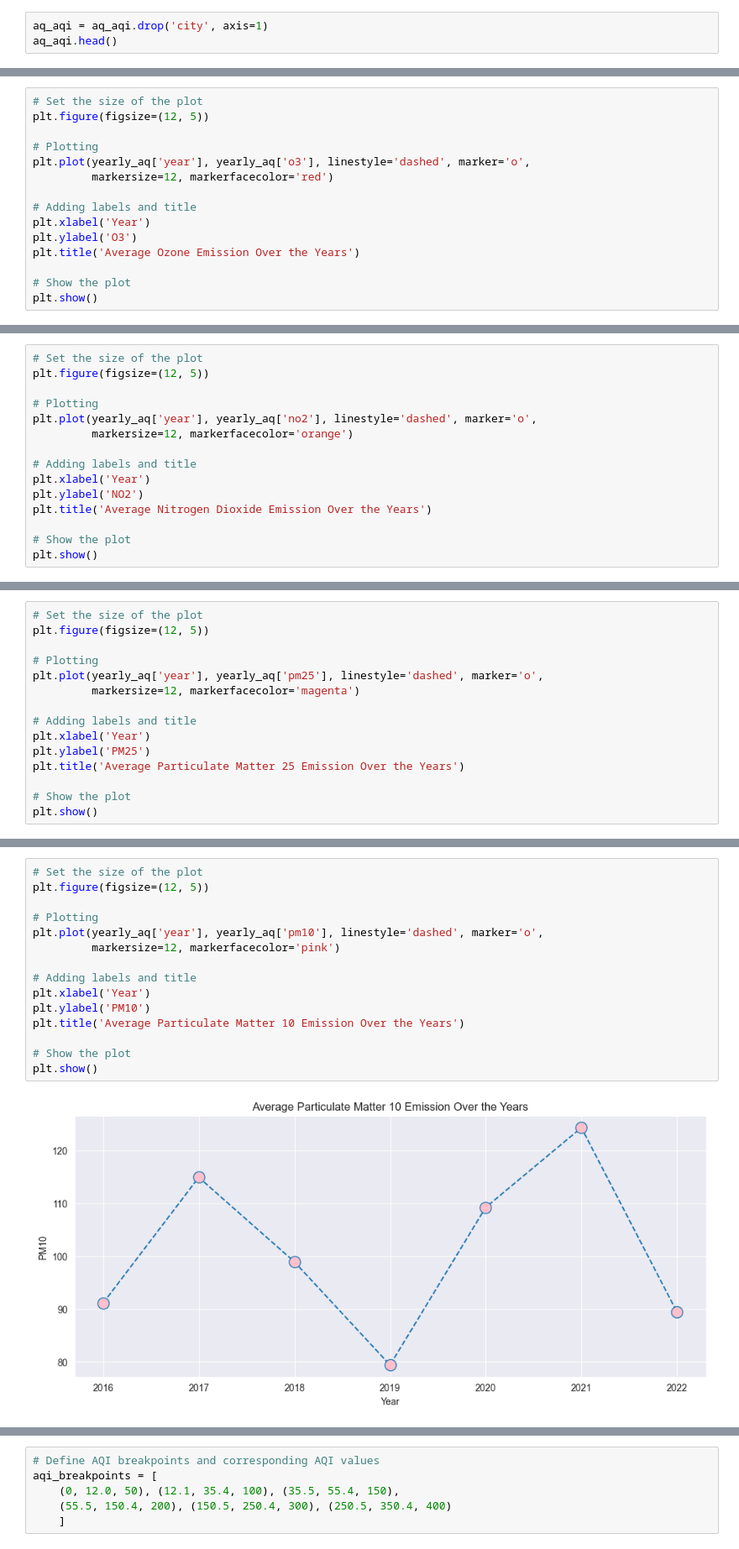
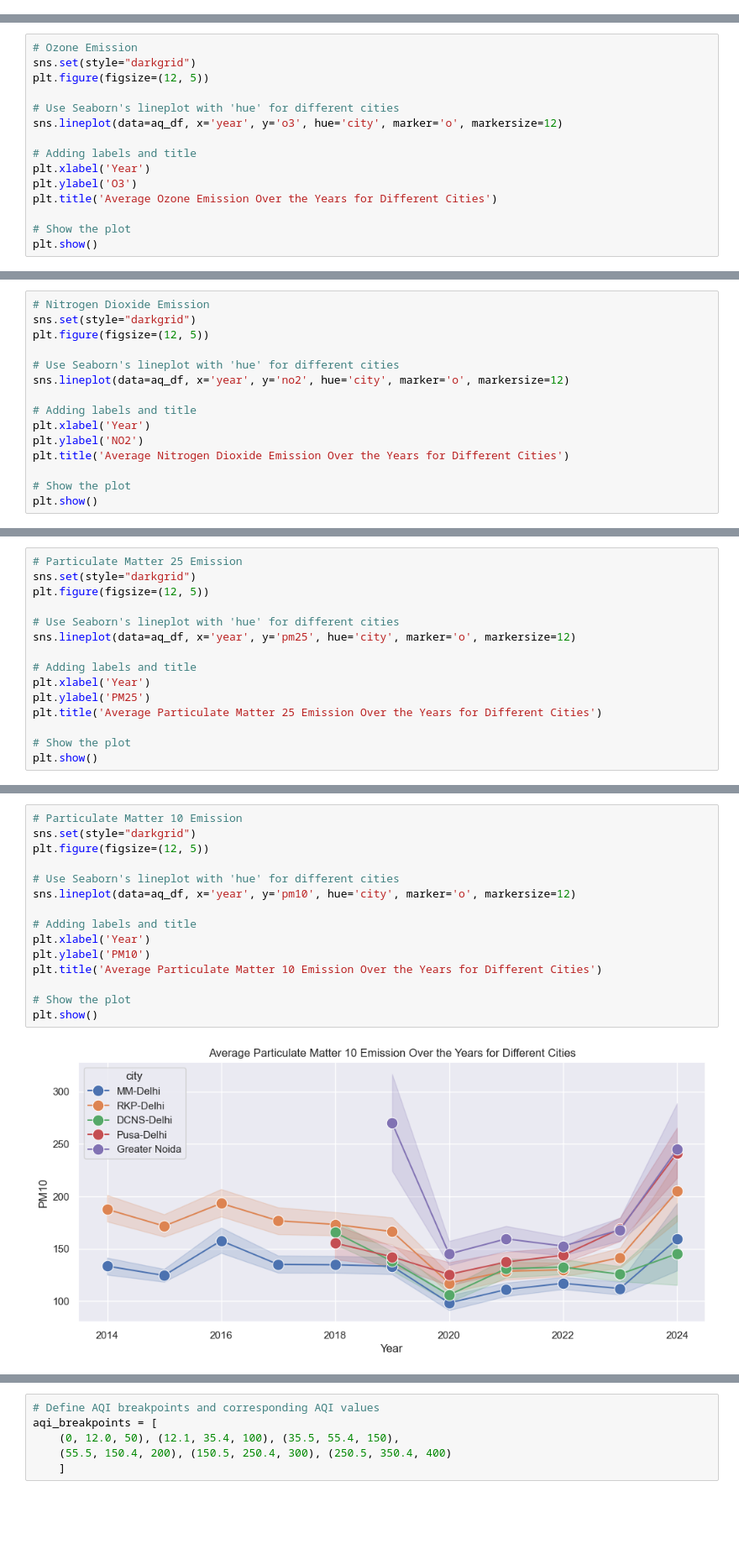
Before and after one commit to NidhiYete/air_quality_prediction, a Jupyter notebook: air_quality_cln.ipynb, the cells around one changed output, grey strips where cells are left out. Shown at 84% size. Drawn from its saved outputs; the diff is of its cells as text; blank space fills up the shorter version.

```diff
--- a/air_quality_cln.ipynb
+++ b/air_quality_cln.ipynb
@@ -213,3 +228,0 @@ dtype: int64
-# %%
-aq_aqi = aq_aqi.drop('city', axis=1)
-aq_aqi.head()
@@ -278,15 +298,15 @@ plt.show()
 # %%
-# Set the size of the plot
+# Ozone Emission
+sns.set(style="darkgrid")
 plt.figure(figsize=(12, 5))
 
-# Plotting
-plt.plot(yearly_aq['year'], yearly_aq['o3'], linestyle='dashed', marker='o',
-         markersize=12, markerfacecolor='red')
+# Use Seaborn's lineplot with 'hue' for different cities
+sns.lineplot(data=aq_df, x='year', y='o3', hue='city', marker='o', markersize=12)
 
 # Adding labels and title
 plt.xlabel('Year')
 plt.ylabel('O3')
-plt.title('Average Ozone Emission Over the Years')
+plt.title('Average Ozone Emission Over the Years for Different Cities')
 
 # Show the plot
 plt.show()
@@ -295,15 +315,15 @@ plt.show()
 # %%
-# Set the size of the plot
+# Nitrogen Dioxide Emission
+sns.set(style="darkgrid")
 plt.figure(figsize=(12, 5))
 
-# Plotting
-plt.plot(yearly_aq['year'], yearly_aq['no2'], linestyle='dashed', marker='o',
-         markersize=12, markerfacecolor='orange')
+# Use Seaborn's lineplot with 'hue' for different cities
+sns.lineplot(data=aq_df, x='year', y='no2', hue='city', marker='o', markersize=12)
 
 # Adding labels and title
 plt.xlabel('Year')
 plt.ylabel('NO2')
-plt.title('Average Nitrogen Dioxide Emission Over the Years')
+plt.title('Average Nitrogen Dioxide Emission Over the Years for Different Cities')
 
 # Show the plot
 plt.show()
@@ -312,15 +332,15 @@ plt.show()
 # %%
-# Set the size of the plot
+# Particulate Matter 25 Emission
+sns.set(style="darkgrid")
 plt.figure(figsize=(12, 5))
 
-# Plotting
-plt.plot(yearly_aq['year'], yearly_aq['pm25'], linestyle='dashed', marker='o',
-         markersize=12, markerfacecolor='magenta')
+# Use Seaborn's lineplot with 'hue' for different cities
+sns.lineplot(data=aq_df, x='year', y='pm25', hue='city', marker='o', markersize=12)
 
 # Adding labels and title
 plt.xlabel('Year')
 plt.ylabel('PM25')
-plt.title('Average Particulate Matter 25 Emission Over the Years')
+plt.title('Average Particulate Matter 25 Emission Over the Years for Different Cities')
 
 # Show the plot
 plt.show()
@@ -329,20 +349,20 @@ plt.show()
 # %%
-# Set the size of the plot
+# Particulate Matter 10 Emission
+sns.set(style="darkgrid")
 plt.figure(figsize=(12, 5))
 
-# Plotting
-plt.plot(yearly_aq['year'], yearly_aq['pm10'], linestyle='dashed', marker='o',
-         markersize=12, markerfacecolor='pink')
+# Use Seaborn's lineplot with 'hue' for different cities
+sns.lineplot(data=aq_df, x='year', y='pm10', hue='city', marker='o', markersize=12)
 
 # Adding labels and title
 plt.xlabel('Year')
 plt.ylabel('PM10')
-plt.title('Average Particulate Matter 10 Emission Over the Years')
+plt.title('Average Particulate Matter 10 Emission Over the Years for Different Cities')
 
 # Show the plot
 plt.show()
 # %% [output]
-[figure, old version]
+[figure, new version]
 # %%
 # boxplot
 sns.boxplot(aq_df)
```
Also changed, not shown: parts of 111 cells of this notebook, 15 other files.
